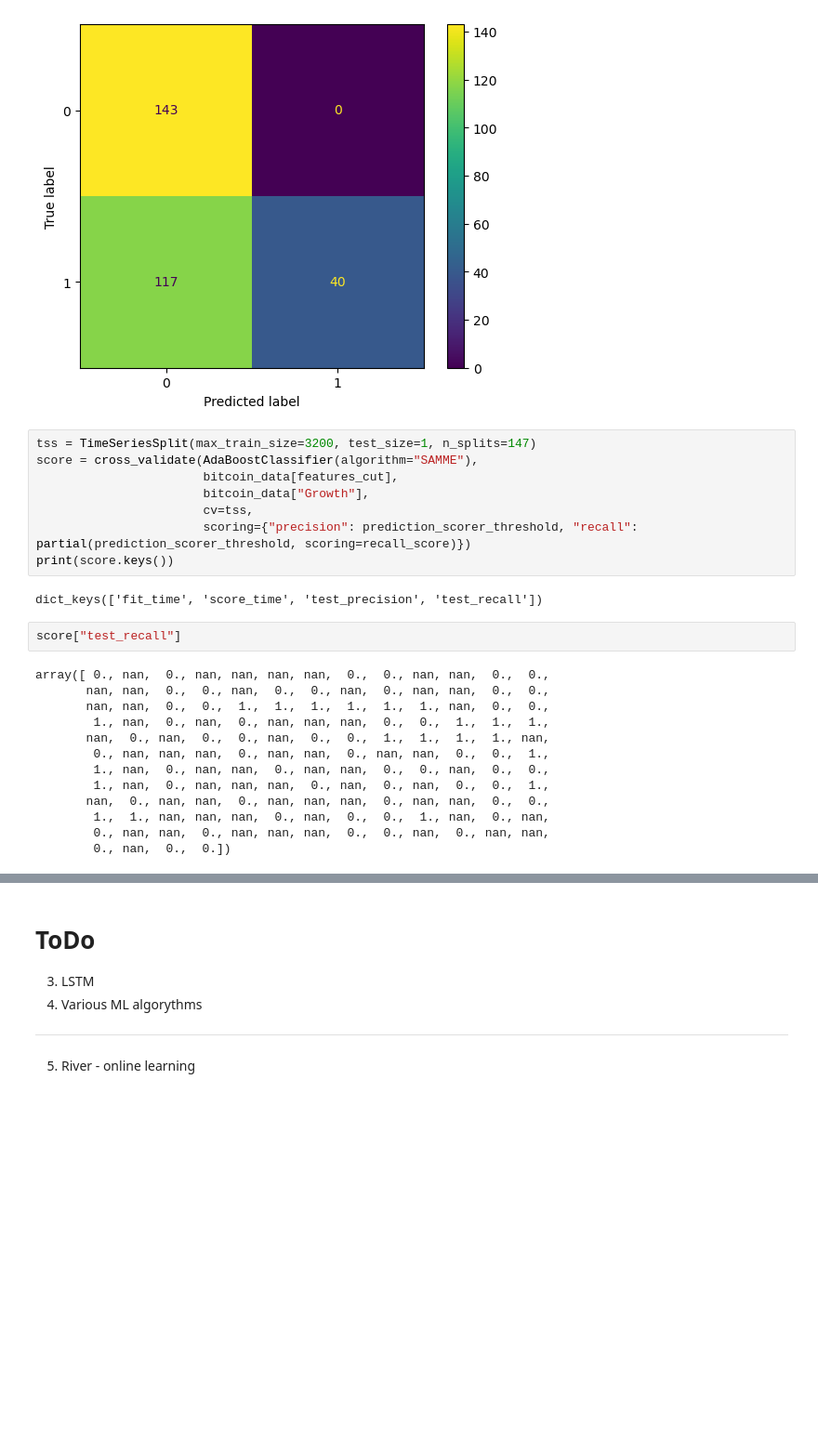
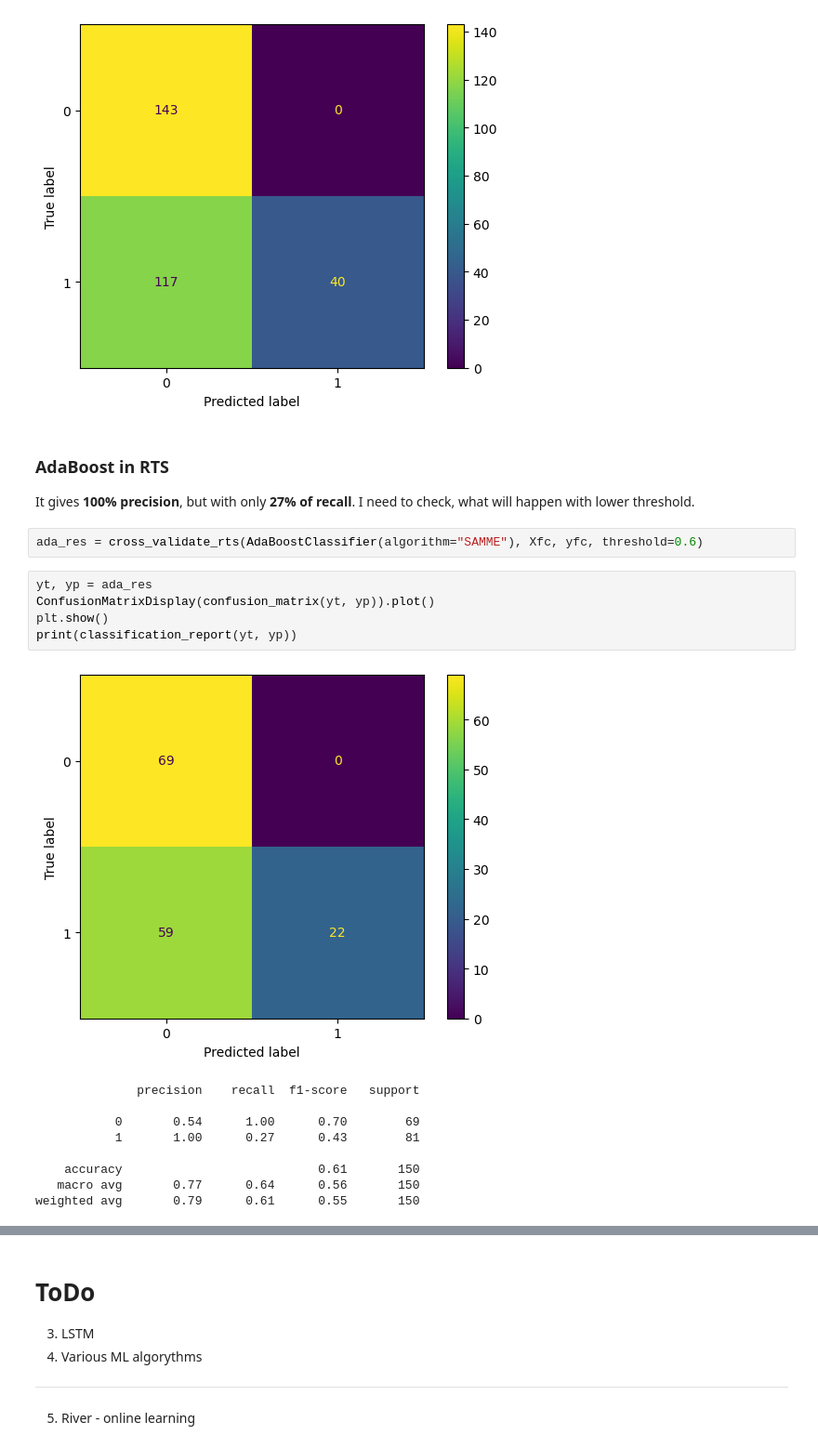
Before and after one commit to milonpabis/crypto-eye, a Jupyter notebook: stock-tool.ipynb, the cells around one changed output, grey strips where cells are left out. Shown: that part at 93% size. Saved outputs shown, nothing was run; the diff lists cells and outputs as text; blank space fills up the shorter version.

Commit message:
RTS, SVM, AdaBoost, GB

```diff
--- a/stock-tool.ipynb
+++ b/stock-tool.ipynb
@@ -520,28 +618,24 @@ check_model(AdaBoostClassifier(algorithm="SAMME"), X, features_cut, "Growth", th
    macro avg       0.78      0.63      0.56       300
 weighted avg       0.79      0.61      0.55       300
 [figure]
-# %%
-tss = TimeSeriesSplit(max_train_size=3200, test_size=1, n_splits=147)
-score = cross_validate(AdaBoostClassifier(algorithm="SAMME"),
-                       bitcoin_data[features_cut],
-                       bitcoin_data["Growth"],
-                       cv=tss,
-                       scoring={"precision": prediction_scorer_threshold, "recall": partial(prediction_scorer_threshold, scoring=recall_score)})
-print(score.keys())
-# %% [output]
-dict_keys(['fit_time', 'score_time', 'test_precision', 'test_recall'])
-# %%
-score["test_recall"]
-# %% [output]
-array([ 0., nan,  0., nan, nan, nan, nan,  0.,  0., nan, nan,  0.,  0.,
-       nan, nan,  0.,  0., nan,  0.,  0., nan,  0., nan, nan,  0.,  0.,
-       nan, nan,  0.,  0.,  1.,  1.,  1.,  1.,  1.,  1., nan,  0.,  0.,
-        1., nan,  0., nan,  0., nan, nan, nan,  0.,  0.,  1.,  1.,  1.,
-       nan,  0., nan,  0.,  0., nan,  0.,  0.,  1.,  1.,  1.,  1., nan,
-        0., nan, nan, nan,  0., nan, nan,  0., nan, nan,  0.,  0.,  1.,
-        1., nan,  0., nan, nan,  0., nan, nan,  0.,  0., nan,  0.,  0.,
-        1., nan,  0., nan, nan, nan,  0., nan,  0., nan,  0.,  0.,  1.,
-       nan,  0., nan, nan,  0., nan, nan, nan,  0., nan, nan,  0.,  0.,
-        1.,  1., nan, nan, nan,  0., nan,  0.,  0.,  1., nan,  0., nan,
-        0., nan, nan,  0., nan, nan, nan,  0.,  0., nan,  0., nan, nan,
-        0., nan,  0.,  0.])
+# %% [markdown]
+### AdaBoost in RTS
+
+It gives **100% precision**, but with only **27% of recall**. I need to check, what will happen with lower threshold.
+# %%
+ada_res = cross_validate_rts(AdaBoostClassifier(algorithm="SAMME"), Xfc, yfc, threshold=0.6)
+# %%
+yt, yp = ada_res
+ConfusionMatrixDisplay(confusion_matrix(yt, yp)).plot()
+plt.show()
+print(classification_report(yt, yp))
+# %% [output]
+[figure, added]
+              precision    recall  f1-score   support
+
+           0       0.54      1.00      0.70        69
+           1       1.00      0.27      0.43        81
+
+    accuracy                           0.61       150
+   macro avg       0.77      0.64      0.56       150
+weighted avg       0.79      0.61      0.55       150
```
Also changed, not shown: parts of 43 cells of this notebook.
